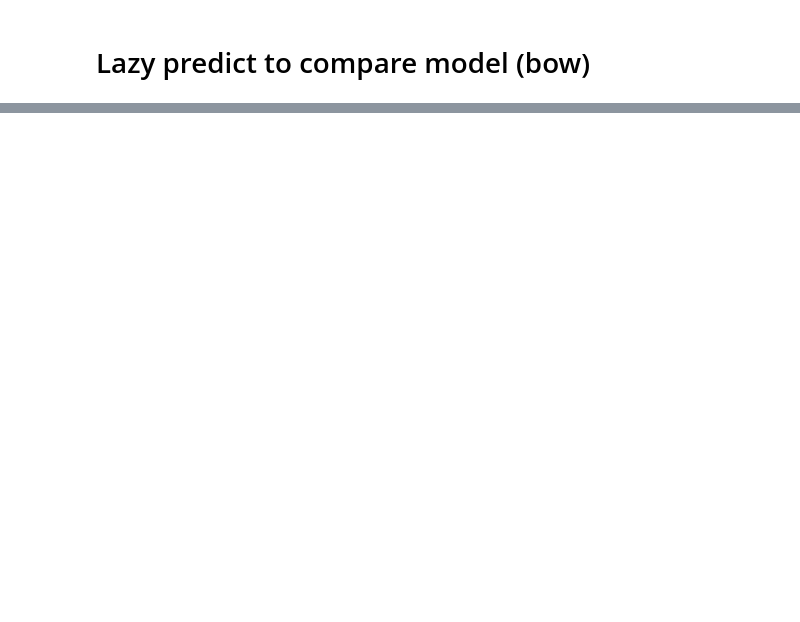
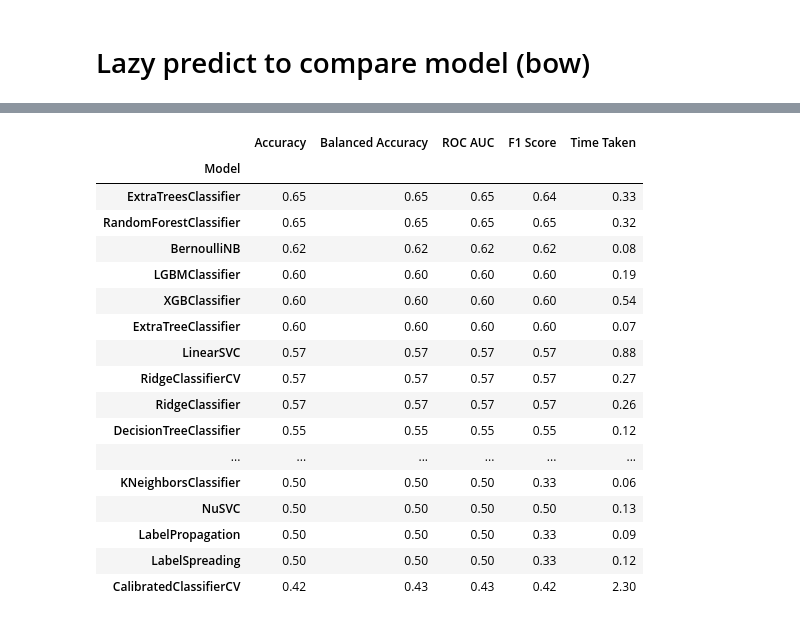
Before and after one commit to gyxcit/nlp_course1, a Jupyter notebook: llm_homework.ipynb, the cells around one changed output, grey strips where cells are left out. Cells and saved outputs as stored; diff of their text form; code cells hidden in the pictures; blank space fills up the shorter version.

```diff
--- a/llm_homework.ipynb
+++ b/llm_homework.ipynb
@@ -441,0 +464,2 @@ And if memory is not enough, you can set `force_col_wise=true`.
+# %%
+bow_models,bow_predictions=training(X_train_bow, X_test_bow, train_labels, test_labels)
@@ -441,0 +501,21 @@ And if memory is not enough, you can set `force_col_wise=true`.
+# %%
+bow_models
+# %% [output]
+|  | Accuracy | Balanced Accuracy | ROC AUC | F1 Score | Time Taken |
+| Model |  |  |  |  |  |
+| ExtraTreesClassifier | 0.65 | 0.65 | 0.65 | 0.64 | 0.33 |
+| RandomForestClassifier | 0.65 | 0.65 | 0.65 | 0.65 | 0.32 |
+| BernoulliNB | 0.62 | 0.62 | 0.62 | 0.62 | 0.08 |
+| LGBMClassifier | 0.60 | 0.60 | 0.60 | 0.60 | 0.19 |
+| XGBClassifier | 0.60 | 0.60 | 0.60 | 0.60 | 0.54 |
+| ExtraTreeClassifier | 0.60 | 0.60 | 0.60 | 0.60 | 0.07 |
+| LinearSVC | 0.57 | 0.57 | 0.57 | 0.57 | 0.88 |
+| RidgeClassifierCV | 0.57 | 0.57 | 0.57 | 0.57 | 0.27 |
+| RidgeClassifier | 0.57 | 0.57 | 0.57 | 0.57 | 0.26 |
+| DecisionTreeClassifier | 0.55 | 0.55 | 0.55 | 0.55 | 0.12 |
+| ... | ... | ... | ... | ... | ... |
+| KNeighborsClassifier | 0.50 | 0.50 | 0.50 | 0.33 | 0.06 |
+| NuSVC | 0.50 | 0.50 | 0.50 | 0.50 | 0.13 |
+| LabelPropagation | 0.50 | 0.50 | 0.50 | 0.33 | 0.09 |
+| LabelSpreading | 0.50 | 0.50 | 0.50 | 0.33 | 0.12 |
+| CalibratedClassifierCV | 0.42 | 0.43 | 0.43 | 0.42 | 2.30 |
```
Also changed, not shown: parts of 11 cells of this notebook.
